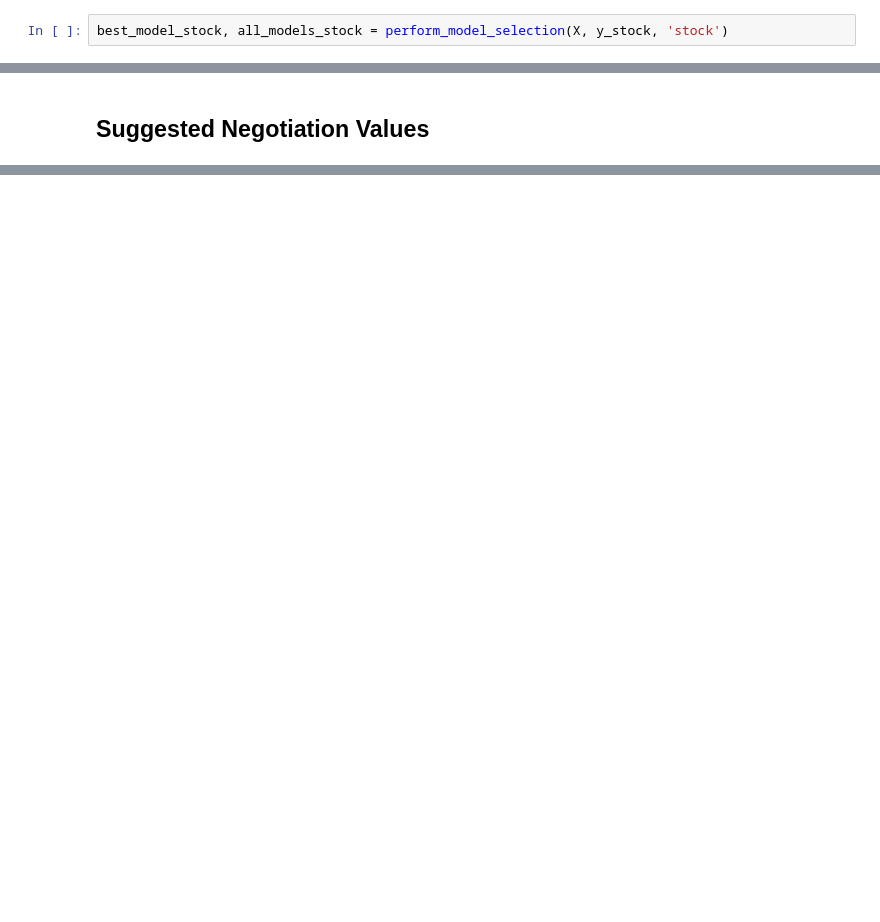
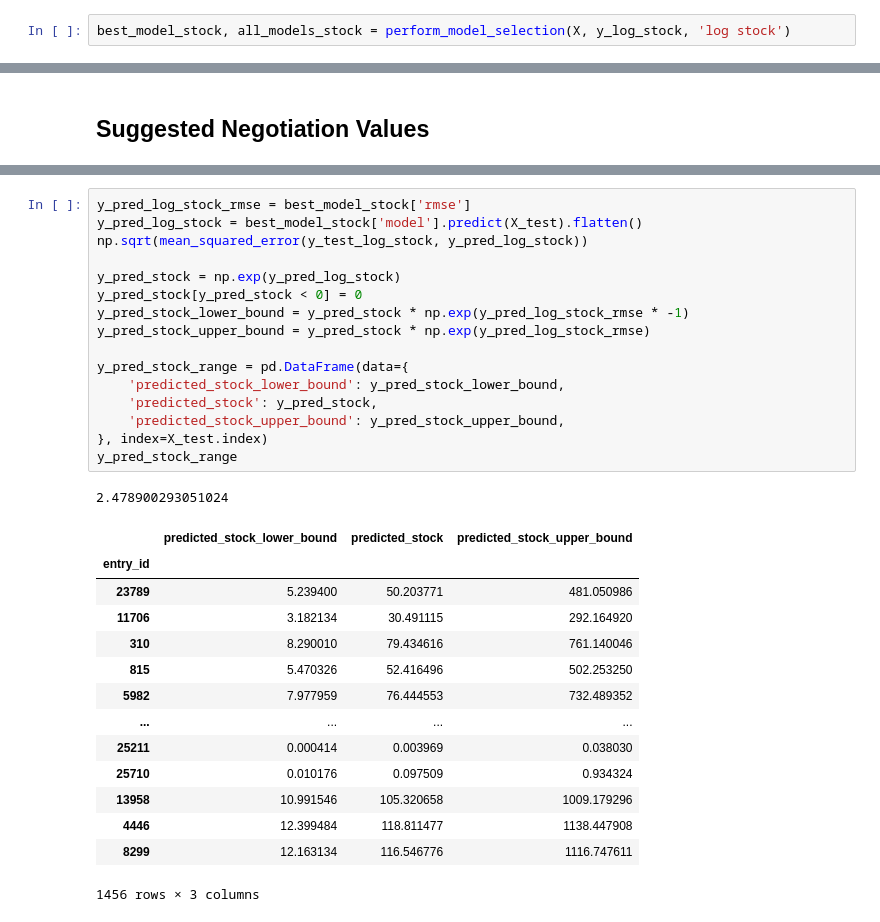
Before and after one commit to simonayzman/CompensationNegotiation, a Jupyter notebook: Data Analysis.ipynb, the cells around one changed output, grey strips where cells are left out. Saved outputs shown, nothing was run; the diff lists cells and outputs as text; blank space fills up the shorter version.

```diff
--- a/Data Analysis.ipynb
+++ b/Data Analysis.ipynb
@@ -249,5 +209,5 @@ Length: 630, dtype: float64
 # %% [markdown]
 ## Stock Model Selection
 # %%
-best_model_stock, all_models_stock = perform_model_selection(X, y_stock, 'stock')
+best_model_stock, all_models_stock = perform_model_selection(X, y_log_stock, 'log stock')
 # %% [output]
@@ -404,0 +293,32 @@ predictions
+# %%
+y_pred_log_stock_rmse = best_model_stock['rmse']
+y_pred_log_stock = best_model_stock['model'].predict(X_test).flatten()
+np.sqrt(mean_squared_error(y_test_log_stock, y_pred_log_stock))
+
+y_pred_stock = np.exp(y_pred_log_stock)
+y_pred_stock[y_pred_stock < 0] = 0
+y_pred_stock_lower_bound = y_pred_stock * np.exp(y_pred_log_stock_rmse * -1)
+y_pred_stock_upper_bound = y_pred_stock * np.exp(y_pred_log_stock_rmse)
+
+y_pred_stock_range = pd.DataFrame(data={
+    'predicted_stock_lower_bound': y_pred_stock_lower_bound,
+    'predicted_stock': y_pred_stock,
+    'predicted_stock_upper_bound': y_pred_stock_upper_bound,
+}, index=X_test.index)
+y_pred_stock_range
+# %% [output]
+2.478900293051024
+|  | predicted_stock_lower_bound | predicted_stock | predicted_stock_upper_bound |
+| entry_id |  |  |  |
+| 23789 | 5.239400 | 50.203771 | 481.050986 |
+| 11706 | 3.182134 | 30.491115 | 292.164920 |
+| 310 | 8.290010 | 79.434616 | 761.140046 |
+| 815 | 5.470326 | 52.416496 | 502.253250 |
+| 5982 | 7.977959 | 76.444553 | 732.489352 |
+| ... | ... | ... | ... |
+| 25211 | 0.000414 | 0.003969 | 0.038030 |
+| 25710 | 0.010176 | 0.097509 | 0.934324 |
+| 13958 | 10.991546 | 105.320658 | 1009.179296 |
+| 4446 | 12.399484 | 118.811477 | 1138.447908 |
+| 8299 | 12.163134 | 116.546776 | 1116.747611 |
+1456 rows × 3 columns
```
Also changed, not shown: parts of 18 cells of this notebook.
